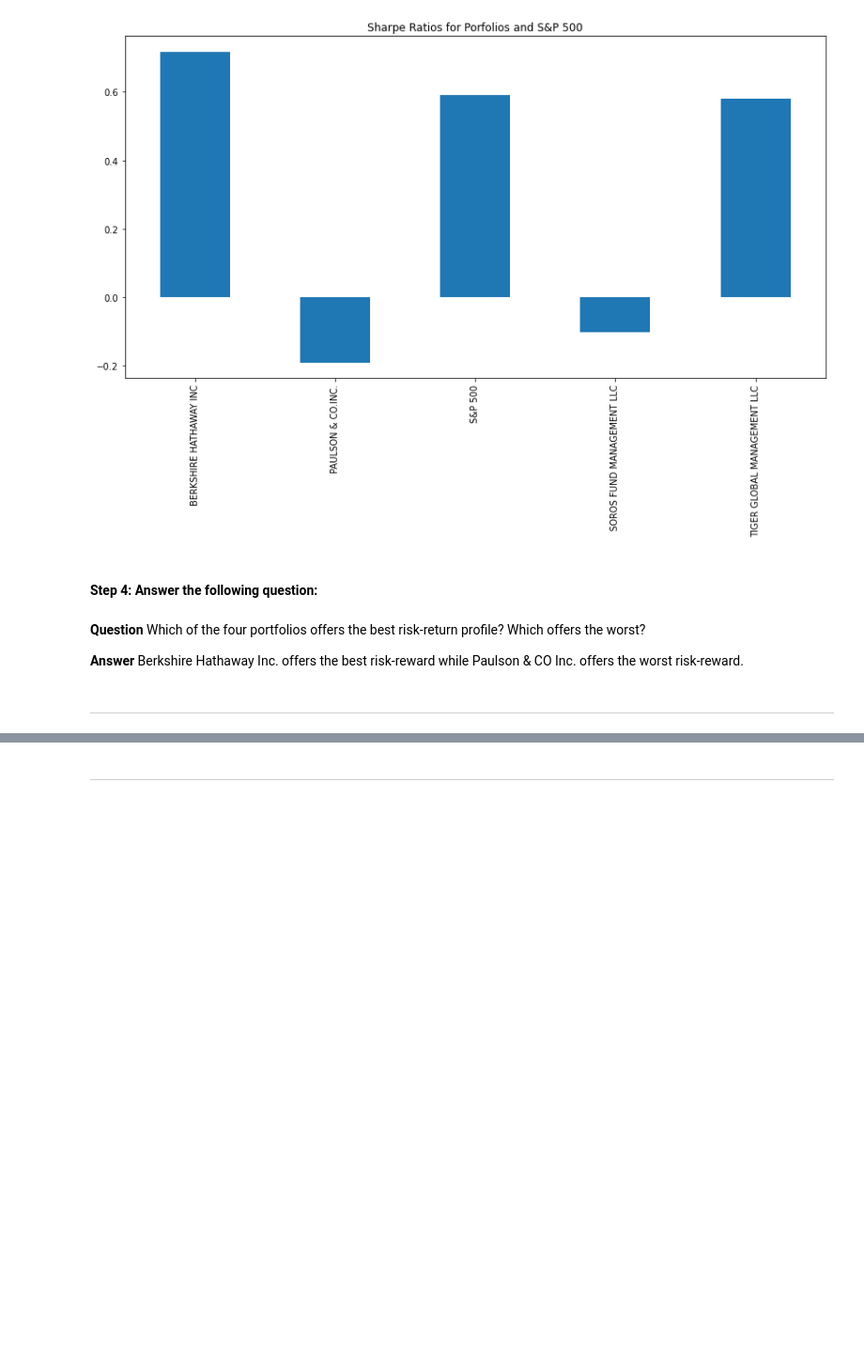
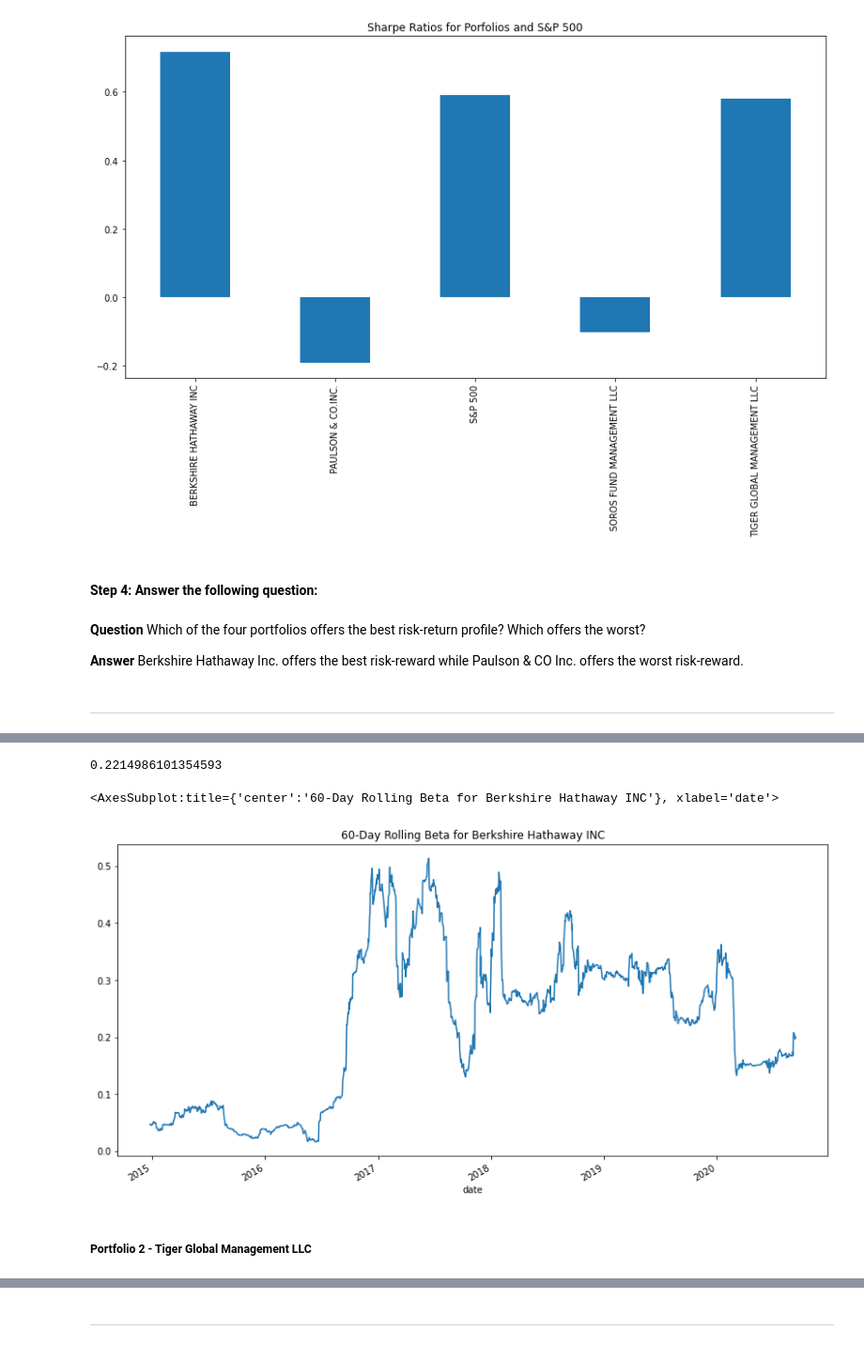
Before and after one commit to Deep4Patel9/fintech_investment_portfolio, a Jupyter notebook: risk_return_analysis.ipynb, the cells around one changed output, grey strips where cells are left out. Shown at 94% size. Saved outputs shown, nothing was run; the diff lists cells and outputs as text; code cells hidden in the pictures; blank space fills up the shorter version.

Commit message:
completed analysis of portfolios

```diff
--- a/risk_return_analysis.ipynb
+++ b/risk_return_analysis.ipynb
@@ -395,0 +321,5 @@ Your analysis is nearing completion. Now, you need to evaluate how the portfolio
+# %%
+# Calculate the variance of the S&P 500 using a rolling 60-day window.
+sp500_variance_60_day = daily_returns['S&P 500'].rolling(window=60).var()
+
+sp500_variance_60_day.tail()
@@ -395,0 +336,5 @@ Your analysis is nearing completion. Now, you need to evaluate how the portfolio
+# %%
+# Calculate the covariance using a 60-day rolling window
+# Review the last five rows of the covariance data
+berkshire_covariance_60_day = daily_returns['BERKSHIRE HATHAWAY INC'].rolling(window=60).cov(daily_returns['S&P 500'])
+berkshire_covariance_60_day.tail()
@@ -395,0 +349,5 @@ Your analysis is nearing completion. Now, you need to evaluate how the portfolio
+# %%
+# Calculate the beta based on the 60-day rolling covariance compared to the market (S&P 500)
+berkshire_beta_60_day = berkshire_covariance_60_day/sp500_variance_60_day
+# Review the last five rows of the beta information
+berkshire_beta_60_day.tail()
@@ -395,0 +362,15 @@ Your analysis is nearing completion. Now, you need to evaluate how the portfolio
+# %%
+# Calculate the average of the 60-day rolling beta
+avg_berkshire_beta_60_day = berkshire_beta_60_day.mean()
+avg_berkshire_beta_60_day
+# %% [output]
+0.2214986101354593
+# %%
+# Plot the rolling beta
+# Include a title parameter and adjust the figure size
+berkshire_beta_60_day.plot(kind='line', figsize=(14,7), title='60-Day Rolling Beta for Berkshire Hathaway INC')
+# %% [output]
+<AxesSubplot:title={'center':'60-Day Rolling Beta for Berkshire Hathaway INC'}, xlabel='date'>
+[figure, added]
+# %% [markdown]
+##### Portfolio 2 - Tiger Global Management LLC
```
Also changed, not shown: parts of 35 cells of this notebook.
